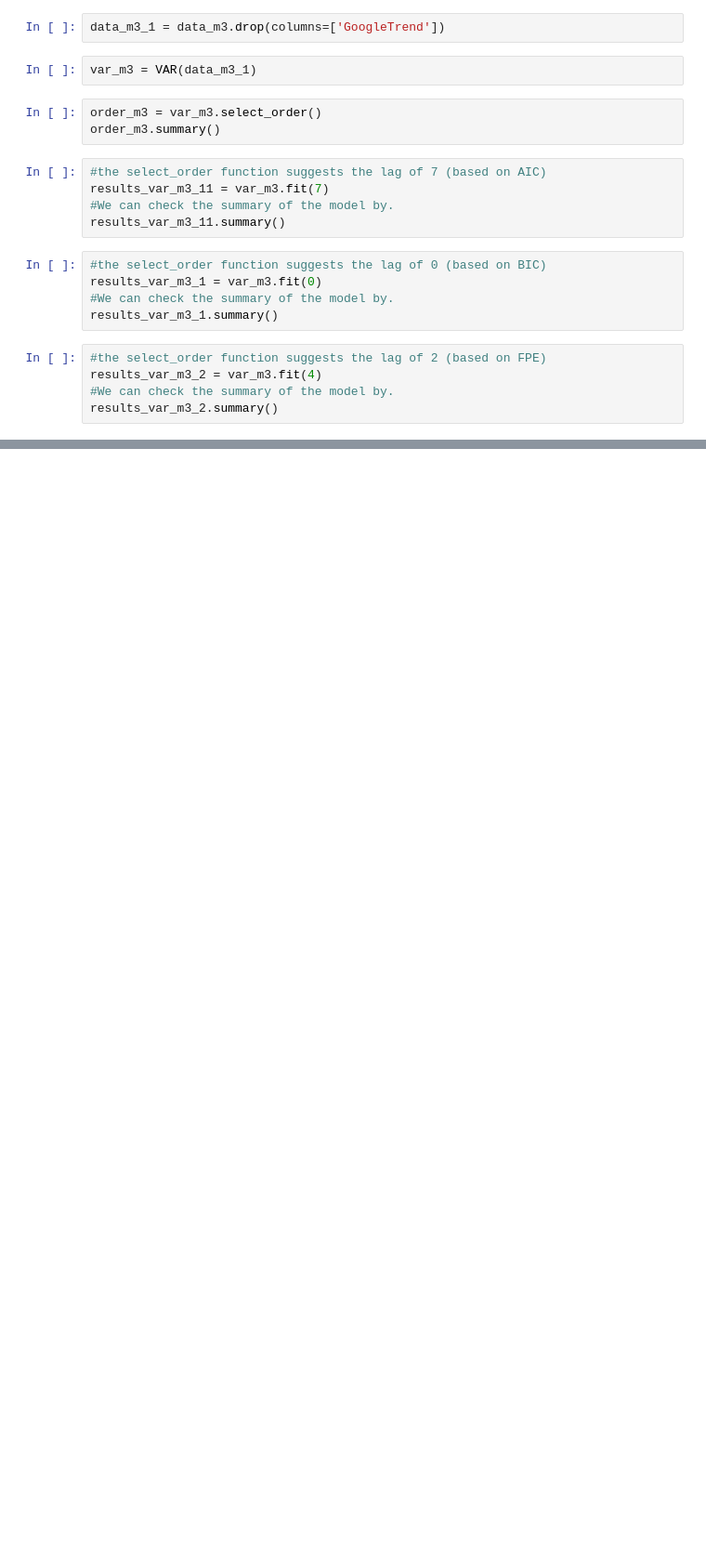
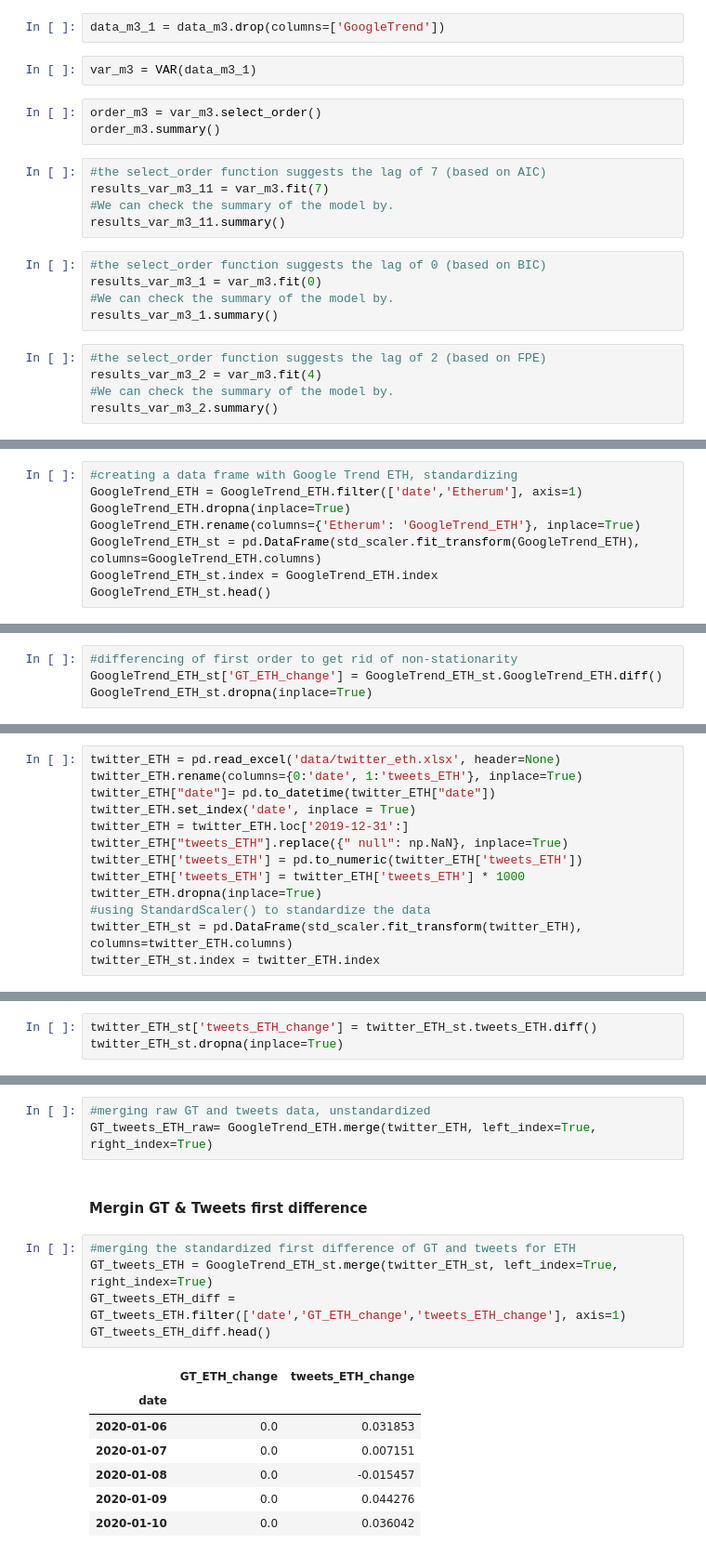
Before and after one commit to Nsmid/Research-project-Fintech-BTC_PRICES, a Jupyter notebook: research_project.ipynb, the cells around one changed output, grey strips where cells are left out. Shown at 93% size. Saved outputs shown, nothing was run; the diff lists cells and outputs as text; blank space fills up the shorter version.

Commit message:
GoogleTrend + Twitter data for ETH

```diff
--- a/research_project.ipynb
+++ b/research_project.ipynb
@@ -1112,0 +1137,8 @@ results_var_m3_2.summary()
+# %%
+#creating a data frame with Google Trend ETH, standardizing
+GoogleTrend_ETH = GoogleTrend_ETH.filter(['date','Etherum'], axis=1)
+GoogleTrend_ETH.dropna(inplace=True)
+GoogleTrend_ETH.rename(columns={'Etherum': 'GoogleTrend_ETH'}, inplace=True)
+GoogleTrend_ETH_st = pd.DataFrame(std_scaler.fit_transform(GoogleTrend_ETH), columns=GoogleTrend_ETH.columns)
+GoogleTrend_ETH_st.index = GoogleTrend_ETH.index
+GoogleTrend_ETH_st.head()
@@ -1112,0 +1179,4 @@ results_var_m3_2.summary()
+# %%
+#differencing of first order to get rid of non-stationarity
+GoogleTrend_ETH_st['GT_ETH_change'] = GoogleTrend_ETH_st.GoogleTrend_ETH.diff()
+GoogleTrend_ETH_st.dropna(inplace=True)
@@ -1112,0 +1201,13 @@ results_var_m3_2.summary()
+# %%
+twitter_ETH = pd.read_excel('data/twitter_eth.xlsx', header=None)
+twitter_ETH.rename(columns={0:'date', 1:'tweets_ETH'}, inplace=True)
+twitter_ETH["date"]= pd.to_datetime(twitter_ETH["date"])
+twitter_ETH.set_index('date', inplace = True)
+twitter_ETH = twitter_ETH.loc['2019-12-31':]
+twitter_ETH["tweets_ETH"].replace({" null": np.NaN}, inplace=True)
+twitter_ETH['tweets_ETH'] = pd.to_numeric(twitter_ETH['tweets_ETH'])
+twitter_ETH['tweets_ETH'] = twitter_ETH['tweets_ETH'] * 1000
+twitter_ETH.dropna(inplace=True)
+#using StandardScaler() to standardize the data
+twitter_ETH_st = pd.DataFrame(std_scaler.fit_transform(twitter_ETH), columns=twitter_ETH.columns)
+twitter_ETH_st.index = twitter_ETH.index
@@ -1112,0 +1229,3 @@ results_var_m3_2.summary()
+# %%
+twitter_ETH_st['tweets_ETH_change'] = twitter_ETH_st.tweets_ETH.diff()
+twitter_ETH_st.dropna(inplace=True)
@@ -1112,0 +1249,18 @@ results_var_m3_2.summary()
+# %%
+#merging raw GT and tweets data, unstandardized
+GT_tweets_ETH_raw= GoogleTrend_ETH.merge(twitter_ETH, left_index=True, right_index=True)
+# %% [markdown]
+#### Mergin GT & Tweets first difference
+# %%
+#merging the standardized first difference of GT and tweets for ETH
+GT_tweets_ETH = GoogleTrend_ETH_st.merge(twitter_ETH_st, left_index=True, right_index=True)
+GT_tweets_ETH_diff = GT_tweets_ETH.filter(['date','GT_ETH_change','tweets_ETH_change'], axis=1)
+GT_tweets_ETH_diff.head()
+# %% [output]
+|  | GT_ETH_change | tweets_ETH_change |
+| date |  |  |
+| 2020-01-06 | 0.0 | 0.031853 |
+| 2020-01-07 | 0.0 | 0.007151 |
+| 2020-01-08 | 0.0 | -0.015457 |
+| 2020-01-09 | 0.0 | 0.044276 |
+| 2020-01-10 | 0.0 | 0.036042 |
```
Also changed, not shown: parts of 13 cells of this notebook, 1 other file.
